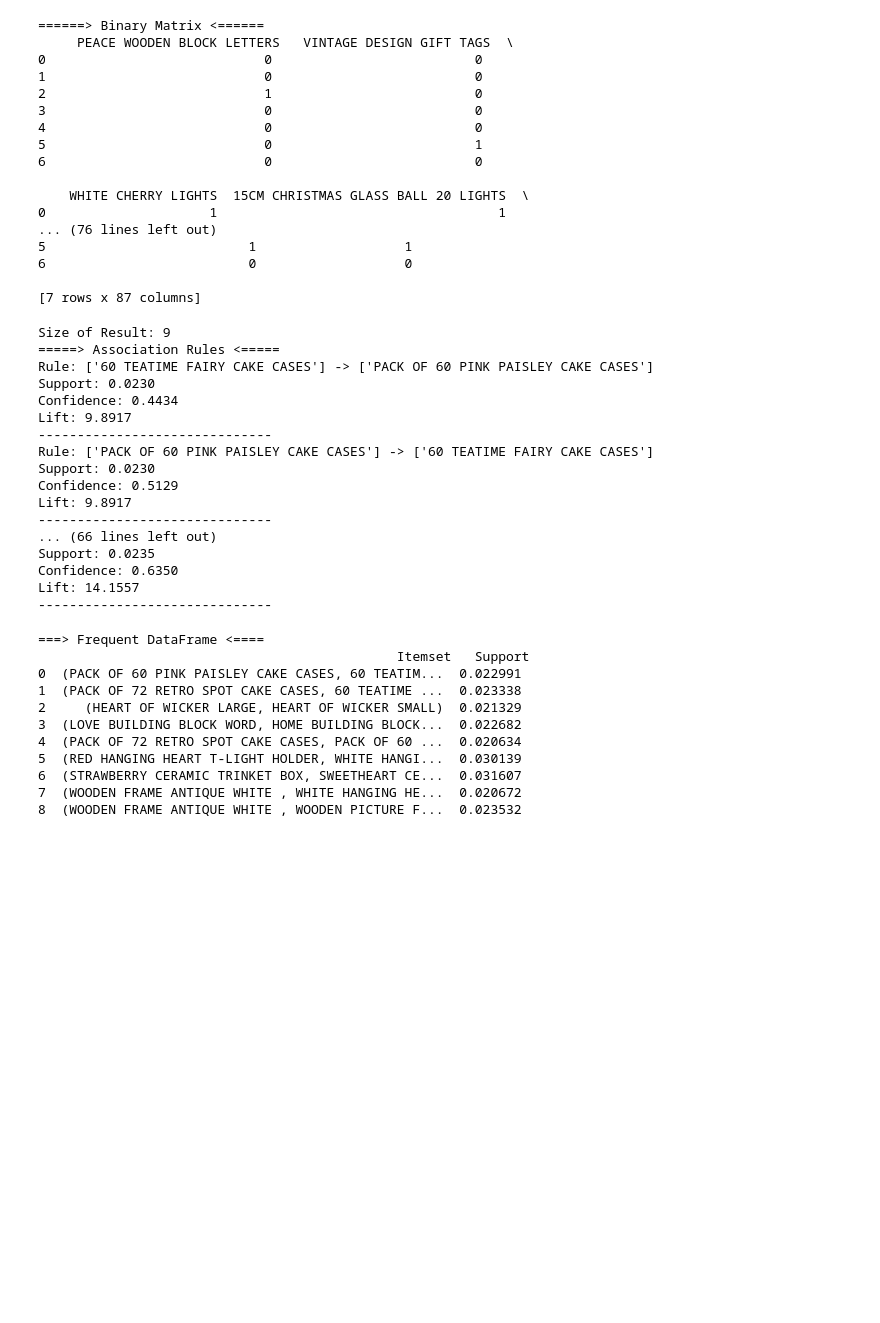
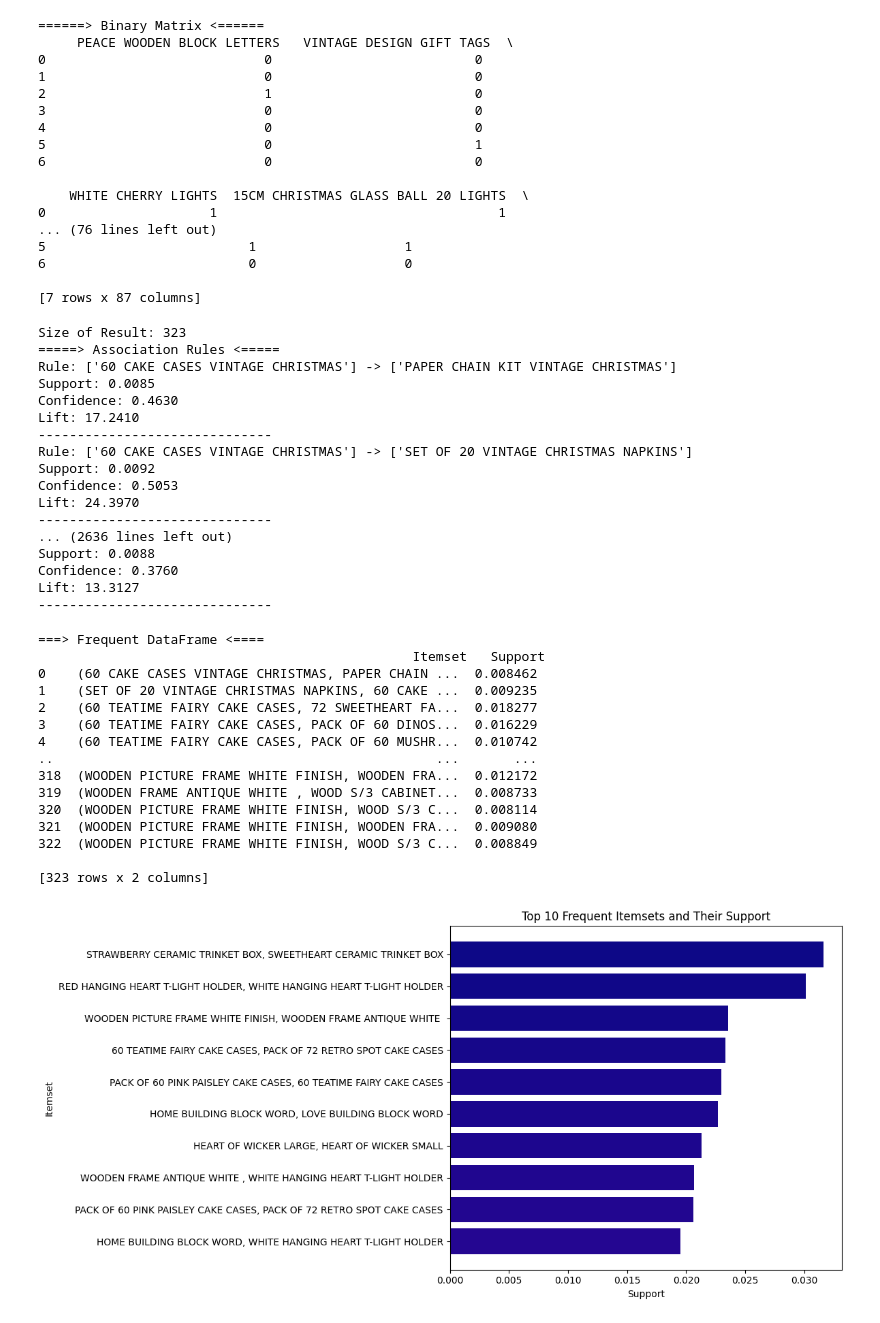
Before and after one commit to wantaman/Aprior-Algorithm, a Jupyter notebook: AprioriAlgorithm.ipynb, the cells around one changed output. Saved outputs shown, nothing was run; the diff lists cells and outputs as text; code cells hidden in the pictures; blank space fills up the shorter version.

Commit message:
show graph

```diff
--- a/AprioriAlgorithm.ipynb
+++ b/AprioriAlgorithm.ipynb
@@ -73,9 +80,11 @@ print("======> Binary Matrix <====== \n" , binary_matrix.astype(int))
 [7 rows x 87 columns]
 # %%
 # Step 4: Generate Frequent Itemsets Using Apriori
+target_support = 0.1
+
 min_confidence = 0.35
 min_lift = 1
-min_support = 0.02
+min_support = target_support * 7 / 92
 
 results = list(apriori(str_transaction, min_support=min_support,min_confidence=min_confidence,min_lift=min_lift))
 
@@ -94,22 +103,22 @@ for result in results:
             print(f"Support: {support:.4f}\nConfidence: {confidence:.4f}\nLift: {lift:.4f}")
             print("-" * 30)
 # %% [output]
-Size of Result: 9
+Size of Result: 323
 =====> Association Rules <=====
-Rule: ['60 TEATIME FAIRY CAKE CASES'] -> ['PACK OF 60 PINK PAISLEY CAKE CASES']
-Support: 0.0230
-Confidence: 0.4434
-Lift: 9.8917
+Rule: ['60 CAKE CASES VINTAGE CHRISTMAS'] -> ['PAPER CHAIN KIT VINTAGE CHRISTMAS']
+Support: 0.0085
+Confidence: 0.4630
+Lift: 17.2410
 ------------------------------
-Rule: ['PACK OF 60 PINK PAISLEY CAKE CASES'] -> ['60 TEATIME FAIRY CAKE CASES']
-Support: 0.0230
-Confidence: 0.5129
-Lift: 9.8917
+Rule: ['60 CAKE CASES VINTAGE CHRISTMAS'] -> ['SET OF 20 VINTAGE CHRISTMAS NAPKINS']
+Support: 0.0092
+Confidence: 0.5053
+Lift: 24.3970
 ------------------------------
-... (66 lines left out)
-Support: 0.0235
-Confidence: 0.6350
-Lift: 14.1557
+... (2636 lines left out)
+Support: 0.0088
+Confidence: 0.3760
+Lift: 13.3127
 ------------------------------
 # %%
 # Step 5 :  display frequent Items in DataFrame
@@ -120,13 +129,41 @@ results_df = pd.DataFrame([(tuple(result.items), result.support)
 print("===> Frequent DataFrame <====\n",results_df)
 # %% [output]
 ===> Frequent DataFrame <====
-                                              Itemset   Support
-0  (PACK OF 60 PINK PAISLEY CAKE CASES, 60 TEATIM...  0.022991
-1  (PACK OF 72 RETRO SPOT CAKE CASES, 60 TEATIME ...  0.023338
-2     (HEART OF WICKER LARGE, HEART OF WICKER SMALL)  0.021329
-3  (LOVE BUILDING BLOCK WORD, HOME BUILDING BLOCK...  0.022682
-4  (PACK OF 72 RETRO SPOT CAKE CASES, PACK OF 60 ...  0.020634
-5  (RED HANGING HEART T-LIGHT HOLDER, WHITE HANGI...  0.030139
-6  (STRAWBERRY CERAMIC TRINKET BOX, SWEETHEART CE...  0.031607
-7  (WOODEN FRAME ANTIQUE WHITE , WHITE HANGING HE...  0.020672
-8  (WOODEN FRAME ANTIQUE WHITE , WOODEN PICTURE F...  0.023532
+                                                Itemset   Support
+0    (60 CAKE CASES VINTAGE CHRISTMAS, PAPER CHAIN ...  0.008462
+1    (SET OF 20 VINTAGE CHRISTMAS NAPKINS, 60 CAKE ...  0.009235
+2    (60 TEATIME FAIRY CAKE CASES, 72 SWEETHEART FA...  0.018277
+3    (60 TEATIME FAIRY CAKE CASES, PACK OF 60 DINOS...  0.016229
+4    (60 TEATIME FAIRY CAKE CASES, PACK OF 60 MUSHR...  0.010742
+..                                                 ...       ...
+318  (WOODEN PICTURE FRAME WHITE FINISH, WOODEN FRA...  0.012172
+319  (WOODEN FRAME ANTIQUE WHITE , WOOD S/3 CABINET...  0.008733
+320  (WOODEN PICTURE FRAME WHITE FINISH, WOOD S/3 C...  0.008114
+321  (WOODEN PICTURE FRAME WHITE FINISH, WOODEN FRA...  0.009080
+322  (WOODEN PICTURE FRAME WHITE FINISH, WOOD S/3 C...  0.008849
+
+[323 rows x 2 columns]
+# %%
+# display graphic of frequent dataframe
+
+results_df['Itemset_str'] = results_df['Itemset'].apply(lambda x: ', '.join(x))
+
+top_10_results = results_df.sort_values(by='Support', ascending=False).head(10)
+plt.figure(figsize=(12, 6))
+
+# Create a horizontal bar plot
+plt.barh(top_10_results['Itemset_str'], top_10_results['Support'], color=plt.cm.plasma(range(256)))
+
+# Title and labels
+plt.title('Top 10 Frequent Itemsets and Their Support')
+plt.xlabel('Support')
+plt.ylabel('Itemset')
+
+# Invert y-axis to have the most frequent itemset on top
+plt.gca().invert_yaxis()
+
+# Display the plot
+plt.tight_layout()
+plt.show()
+# %% [output]
+[figure, added]
```
Also changed, not shown: parts of 2 cells of this notebook.
